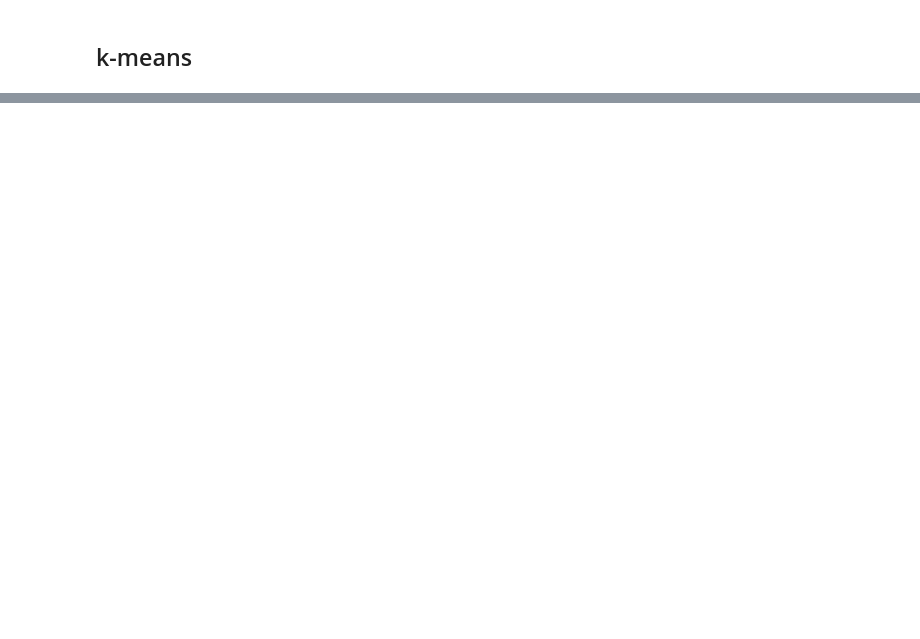
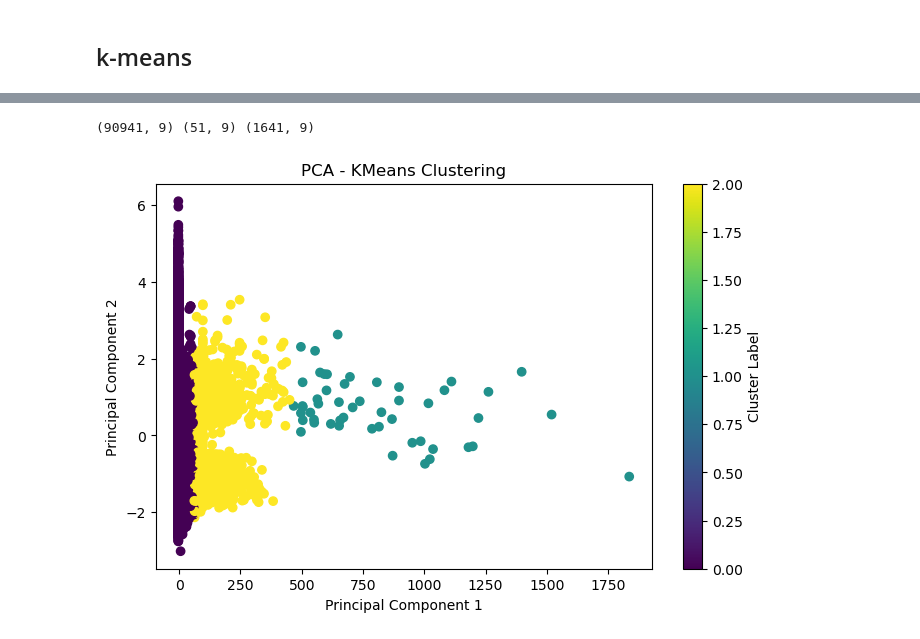
Before and after one commit to Yuki-bach/marketing, a Jupyter notebook: notebooks/classify_90k_data.ipynb, the cells around one changed output, grey strips where cells are left out. Cells and saved outputs as stored; diff of their text form; code cells hidden in the pictures; blank space fills up the shorter version.

```diff
--- a/notebooks/classify_90k_data.ipynb
+++ b/notebooks/classify_90k_data.ipynb
@@ -267,0 +270,25 @@ plt.show()
+# %%
+# Cluster the data whose n_clusters=3
+kmeans = KMeans(n_clusters=3, random_state=42)
+df_transformed['cluster'] = kmeans.fit_predict(df_transformed)
+
+cluster_1 = df_transformed[df_transformed['cluster'] == 0]
+cluster_2 = df_transformed[df_transformed['cluster'] == 1]
+cluster_3 = df_transformed[df_transformed['cluster'] == 2]
+
+print(cluster_1.shape, cluster_2.shape, cluster_3.shape)
+# %% [output]
+(90941, 9) (51, 9) (1641, 9)
+# %%
+pca = PCA(n_components=2)
+df_pca = pca.fit_transform(df_transformed.drop(columns='cluster'))
+
+plt.figure(figsize=(8, 5))
+plt.scatter(df_pca[:, 0], df_pca[:, 1], c=kmeans.labels_, cmap='viridis', marker='o')
+plt.title('PCA - KMeans Clustering')
+plt.xlabel('Principal Component 1')
+plt.ylabel('Principal Component 2')
+plt.colorbar(label='Cluster Label')
+plt.show()
+# %% [output]
+[figure, added]
```
Also changed, not shown: parts of 9 cells of this notebook, 3 other files.
